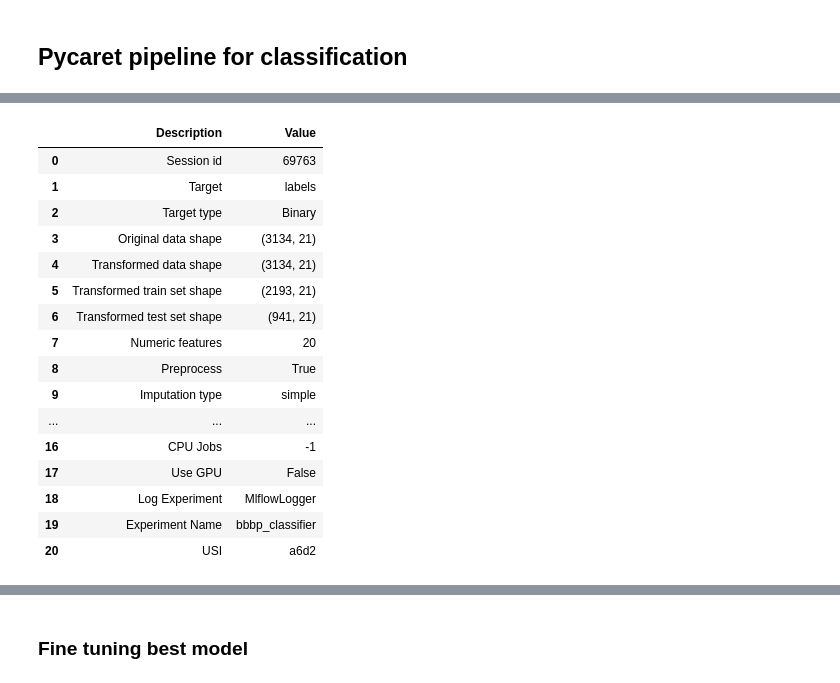
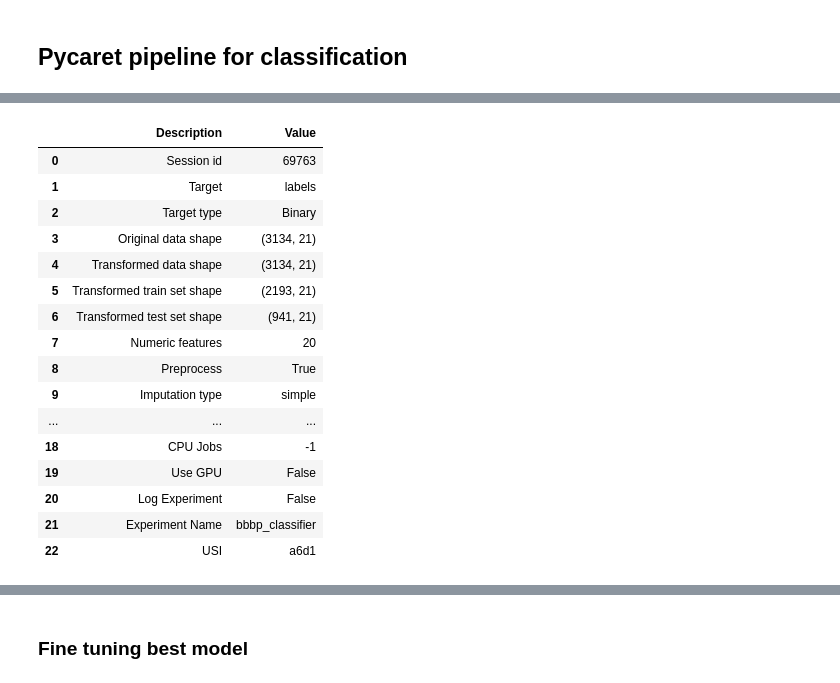
Before and after one commit to pranjaldhole/molecule-gym, a Jupyter notebook: molecule_gym/experiments/ChemBERTa_for_classification.ipynb, the cells around one changed output, grey strips where cells are left out. Saved outputs shown, nothing was run; the diff lists cells and outputs as text; code cells hidden in the pictures.

```diff
--- a/molecule_gym/experiments/ChemBERTa_for_classification.ipynb
+++ b/molecule_gym/experiments/ChemBERTa_for_classification.ipynb
@@ -200,25 +206,27 @@ reduced_data['labels'] = y_res
 # %%
 exp_clf101 = setup(data=reduced_data, target='labels',
-                   use_gpu=False,
-                   normalize=False, normalize_method='robust',
-                   remove_multicollinearity=True, multicollinearity_threshold=0.8,
-                   log_experiment=True, experiment_name='bbbp_classifier', log_plots=True,
+                   fold_strategy='kfold', fold_shuffle=True,
+                   #fix_imbalance=True, fix_imbalance_method='SMOTE',
+                   normalize=True, normalize_method='robust',
+                   remove_multicollinearity=True, multicollinearity_threshold=0.9,
+                   experiment_name='bbbp_classifier',
+                   memory=RESULTS_DIR, profile=True,
                    session_id=69763)
 # %% [output]
 |  | Description | Value |
 | 0 | Session id | 69763 |
 | 1 | Target | labels |
 | 2 | Target type | Binary |
 | 3 | Original data shape | (3134, 21) |
 | 4 | Transformed data shape | (3134, 21) |
 | 5 | Transformed train set shape | (2193, 21) |
 | 6 | Transformed test set shape | (941, 21) |
 | 7 | Numeric features | 20 |
 | 8 | Preprocess | True |
 | 9 | Imputation type | simple |
 | ... | ... | ... |
-| 16 | CPU Jobs | -1 |
-| 17 | Use GPU | False |
-| 18 | Log Experiment | MlflowLogger |
-| 19 | Experiment Name | bbbp_classifier |
-| 20 | USI | a6d2 |
+| 18 | CPU Jobs | -1 |
+| 19 | Use GPU | False |
+| 20 | Log Experiment | False |
+| 21 | Experiment Name | bbbp_classifier |
+| 22 | USI | a6d1 |
```
Also changed, not shown: parts of 14 cells of this notebook.
